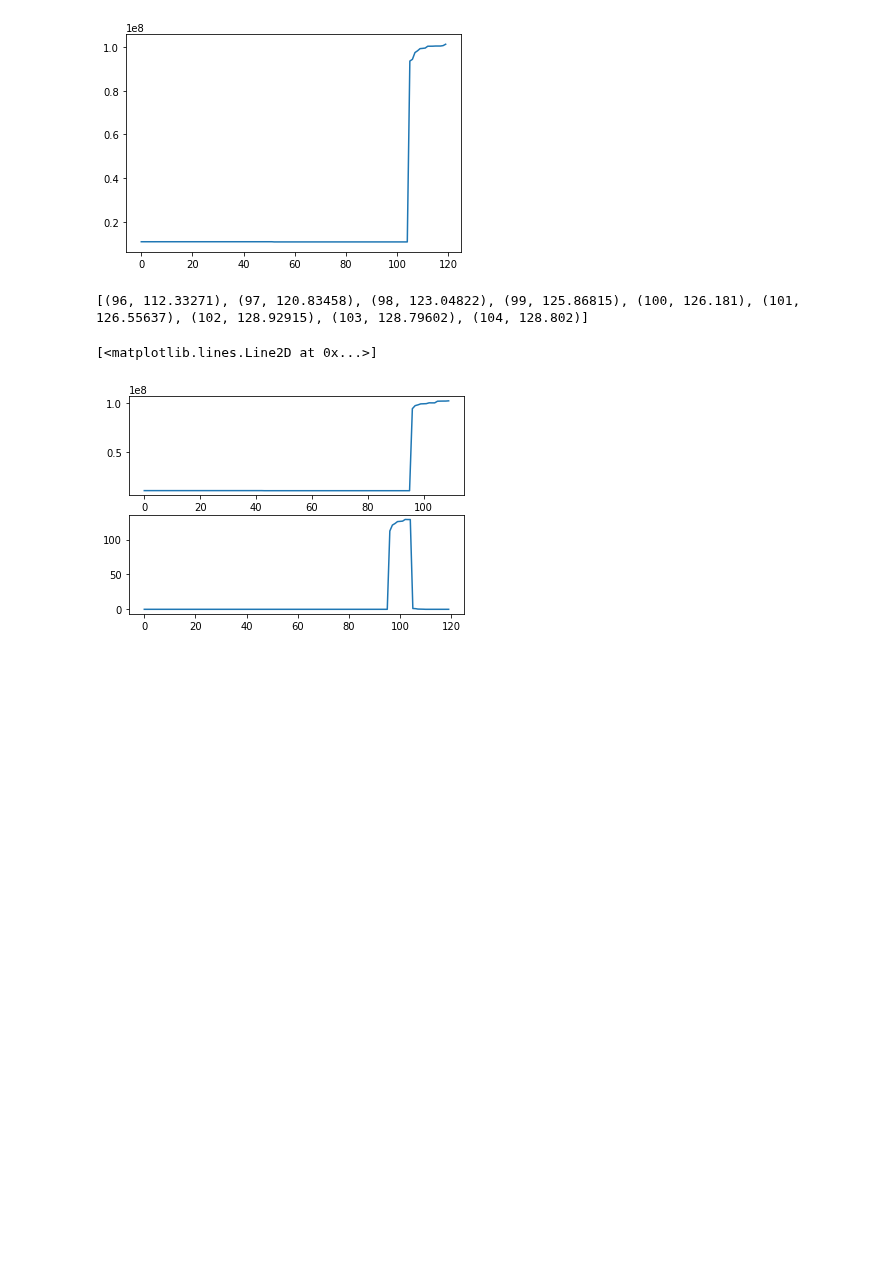
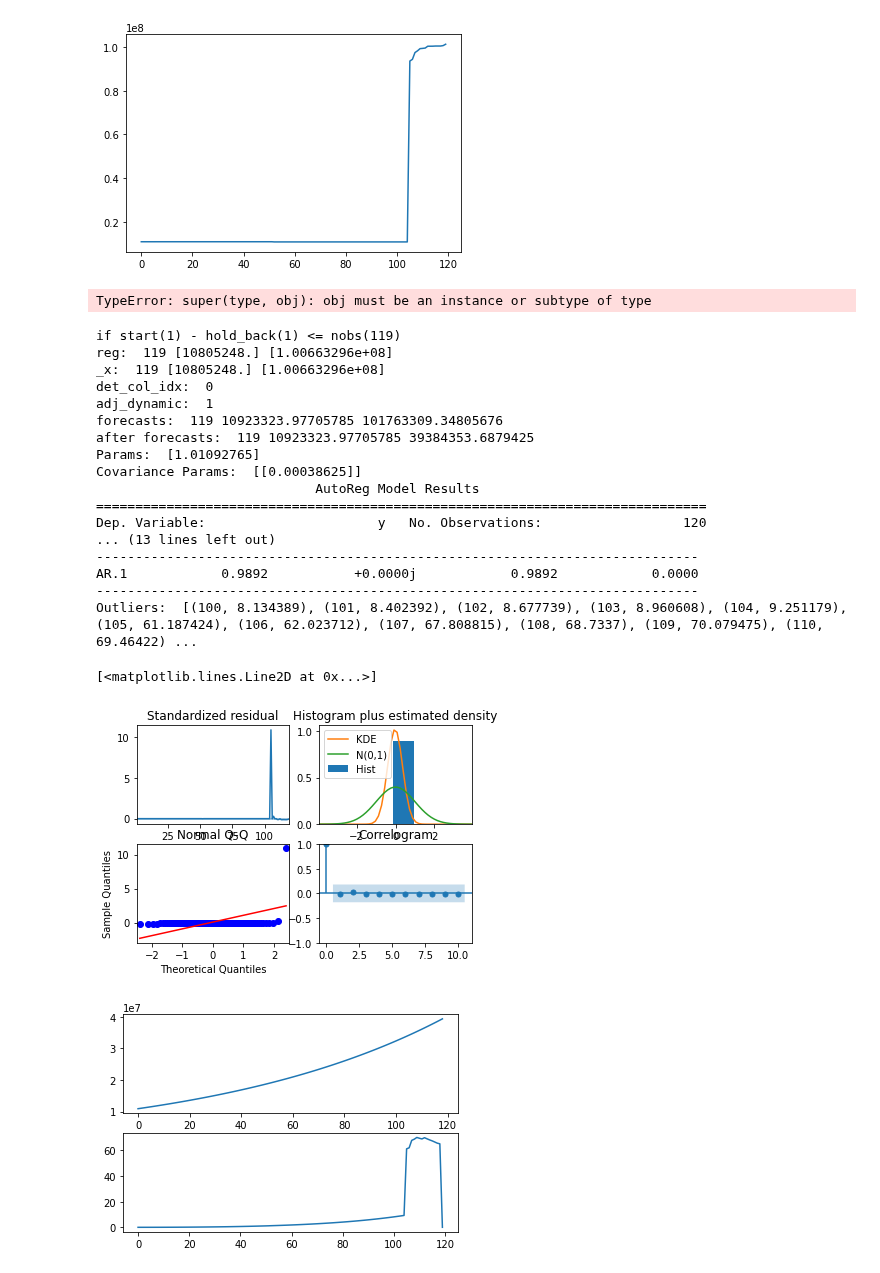
Before and after one commit to ai4sre/meltria-analyzer, a Jupyter notebook: notebooks/ar-based-ad.ipynb, the cells around one changed output. Saved outputs shown, nothing was run; the diff lists cells and outputs as text; code cells hidden in the pictures; blank space fills up the shorter version.

Commit message:
notebooks: add try and errors for misdetected series with AR model

```diff
--- a/notebooks/ar-based-ad.ipynb
+++ b/notebooks/ar-based-ad.ipynb
@@ -308,12 +308,16 @@ from tsdr.outlierdetection.ar import AROutlierDetector
 import numpy as np
 
 ar = AROutlierDetector()
-scores, preds = ar.score(
+scores, preds, model = ar.score(
     x=np.array(misdetected_series3),
     regression='n',
-    lag=2,
-    autolag=False,
+    autolag=True,
 )
+model.plot_diagnostics()
+print("Params: ", model.params)
+print("Covariance Params: ", model.cov_params())
+print(model.summary())
+
 outliers = ar.detect_by_fitting_dist(scores, threshold=0.01)
 print(outliers)
 
@@ -321,6 +325,44 @@ fig, axs = plt.subplots(2)
 axs[0].plot(preds)
 axs[1].plot(scores)
 # %% [output]
-[(96, 112.33271), (97, 120.83458), (98, 123.04822), (99, 125.86815), (100, 126.181), (101, 126.55637), (102, 128.92915), (103, 128.79602), (104, 128.802)]
+TypeError: super(type, obj): obj must be an instance or subtype of type
-[<matplotlib.lines.Line2D at 0x...>]
-[figure, removed]
+# %%
+ar = AROutlierDetector()
+scores, preds, model = ar.score(
+    x=np.array(misdetected_series3),
+    regression='n',
+    autolag=True,
+    dynamic_prediction=True,
+)
+model.plot_diagnostics()
+print("Params: ", model.params)
+print("Covariance Params: ", model.cov_params())
+print(model.summary())
+
+outliers = ar.detect_by_fitting_dist(scores, threshold=0.01)
+print("Outliers: ", outliers)
+
+fig, axs = plt.subplots(2)
+axs[0].plot(preds)
+axs[1].plot(scores)
+# %% [output]
+if start(1) - hold_back(1) <= nobs(119)
+reg:  119 [10805248.] [1.00663296e+08]
+_x:  119 [10805248.] [1.00663296e+08]
+det_col_idx:  0
+adj_dynamic:  1
+forecasts:  119 10923323.97705785 101763309.34805676
+after forecasts:  119 10923323.97705785 39384353.6879425
+Params:  [1.01092765]
+Covariance Params:  [[0.00038625]]
+                            AutoReg Model Results
+==============================================================================
+Dep. Variable:                      y   No. Observations:                  120
+... (13 lines left out)
+-----------------------------------------------------------------------------
+AR.1            0.9892           +0.0000j            0.9892            0.0000
+-----------------------------------------------------------------------------
+Outliers:  [(100, 8.134389), (101, 8.402392), (102, 8.677739), (103, 8.960608), (104, 9.251179), (105, 61.187424), (106, 62.023712), (107, 67.808815), (108, 68.7337), (109, 70.079475), (110, 69.46422) ...
+[<matplotlib.lines.Line2D at 0x...>]
+[figure, added]
+[figure, added]
```
